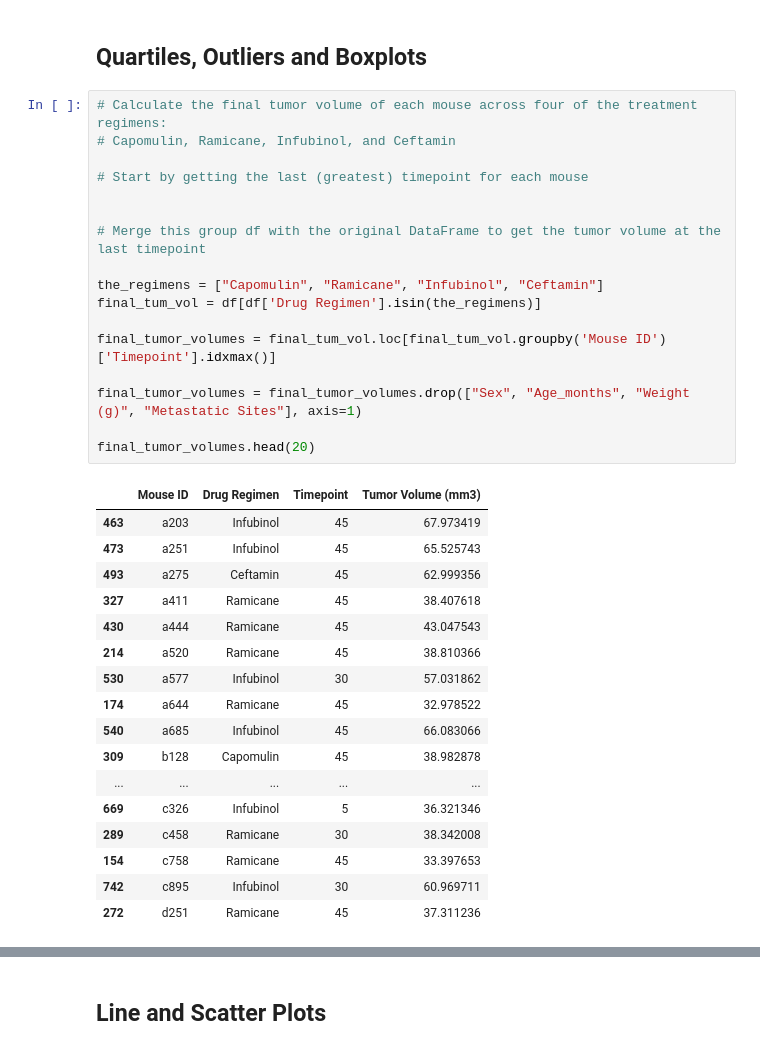
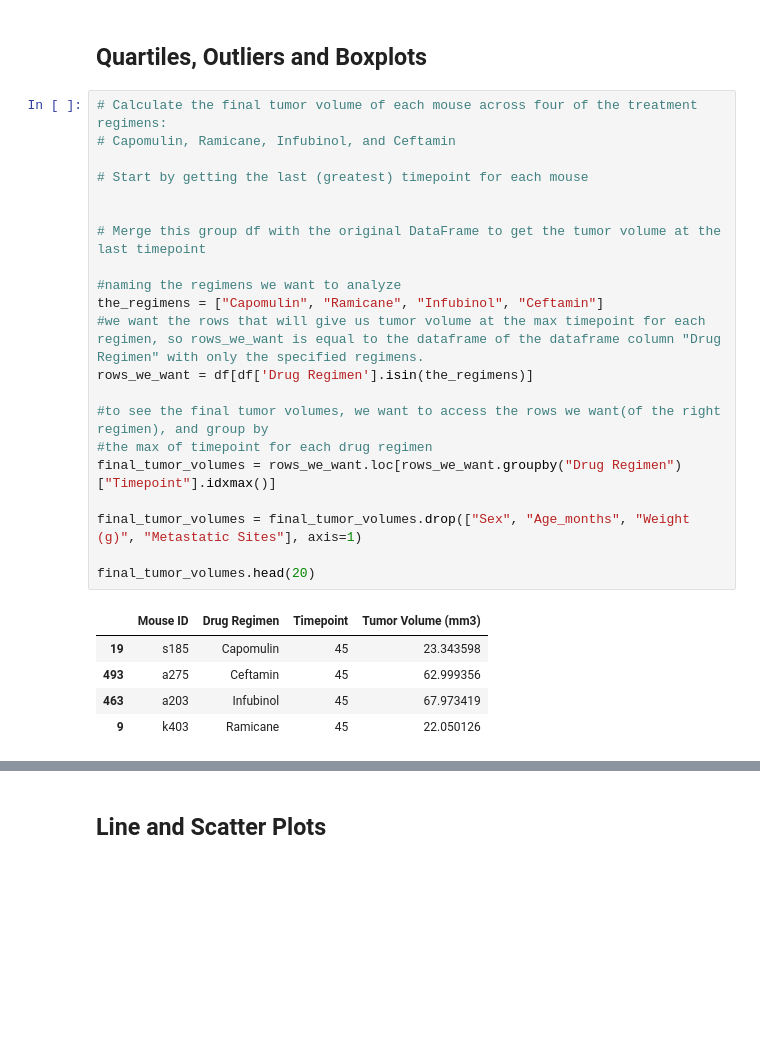
Before and after one commit to cecestreet/Pymaceuticals, a Jupyter notebook: pymaceuticals_script.ipynb, the cells around one changed output, grey strips where cells are left out. Saved outputs shown, nothing was run; the diff lists cells and outputs as text; blank space fills up the shorter version.

```diff
--- a/pymaceuticals_script.ipynb
+++ b/pymaceuticals_script.ipynb
@@ -144,38 +147,30 @@ plt.show()
 # %%
 # Calculate the final tumor volume of each mouse across four of the treatment regimens:
 # Capomulin, Ramicane, Infubinol, and Ceftamin
 
 # Start by getting the last (greatest) timepoint for each mouse
 
 
 # Merge this group df with the original DataFrame to get the tumor volume at the last timepoint
 
+#naming the regimens we want to analyze
 the_regimens = ["Capomulin", "Ramicane", "Infubinol", "Ceftamin"]
-final_tum_vol = df[df['Drug Regimen'].isin(the_regimens)]
+#we want the rows that will give us tumor volume at the max timepoint for each regimen, so rows_we_want is equal to the dataframe of the dataframe column "Drug Regimen" with only the specified regimens.
+rows_we_want = df[df['Drug Regimen'].isin(the_regimens)]
 
-final_tumor_volumes = final_tum_vol.loc[final_tum_vol.groupby('Mouse ID')['Timepoint'].idxmax()]
+#to see the final tumor volumes, we want to access the rows we want(of the right regimen), and group by
+#the max of timepoint for each drug regimen
+final_tumor_volumes = rows_we_want.loc[rows_we_want.groupby("Drug Regimen")["Timepoint"].idxmax()]
 
 final_tumor_volumes = final_tumor_volumes.drop(["Sex", "Age_months", "Weight (g)", "Metastatic Sites"], axis=1)
 
 final_tumor_volumes.head(20)
 # %% [output]
 |  | Mouse ID | Drug Regimen | Timepoint | Tumor Volume (mm3) |
+| 19 | s185 | Capomulin | 45 | 23.343598 |
+| 493 | a275 | Ceftamin | 45 | 62.999356 |
 | 463 | a203 | Infubinol | 45 | 67.973419 |
-| 473 | a251 | Infubinol | 45 | 65.525743 |
-| 493 | a275 | Ceftamin | 45 | 62.999356 |
-| 327 | a411 | Ramicane | 45 | 38.407618 |
-| 430 | a444 | Ramicane | 45 | 43.047543 |
-| 214 | a520 | Ramicane | 45 | 38.810366 |
-| 530 | a577 | Infubinol | 30 | 57.031862 |
-| 174 | a644 | Ramicane | 45 | 32.978522 |
-| 540 | a685 | Infubinol | 45 | 66.083066 |
-| 309 | b128 | Capomulin | 45 | 38.982878 |
-| ... | ... | ... | ... | ... |
-| 669 | c326 | Infubinol | 5 | 36.321346 |
-| 289 | c458 | Ramicane | 30 | 38.342008 |
-| 154 | c758 | Ramicane | 45 | 33.397653 |
-| 742 | c895 | Infubinol | 30 | 60.969711 |
-| 272 | d251 | Ramicane | 45 | 37.311236 |
+| 9 | k403 | Ramicane | 45 | 22.050126 |
 # %%
 # Put treatments into a list for for loop (and later for plot labels)
 # Create empty list to fill with tumor vol data (for plotting)
```
Also changed, not shown: parts of 13 cells of this notebook.
